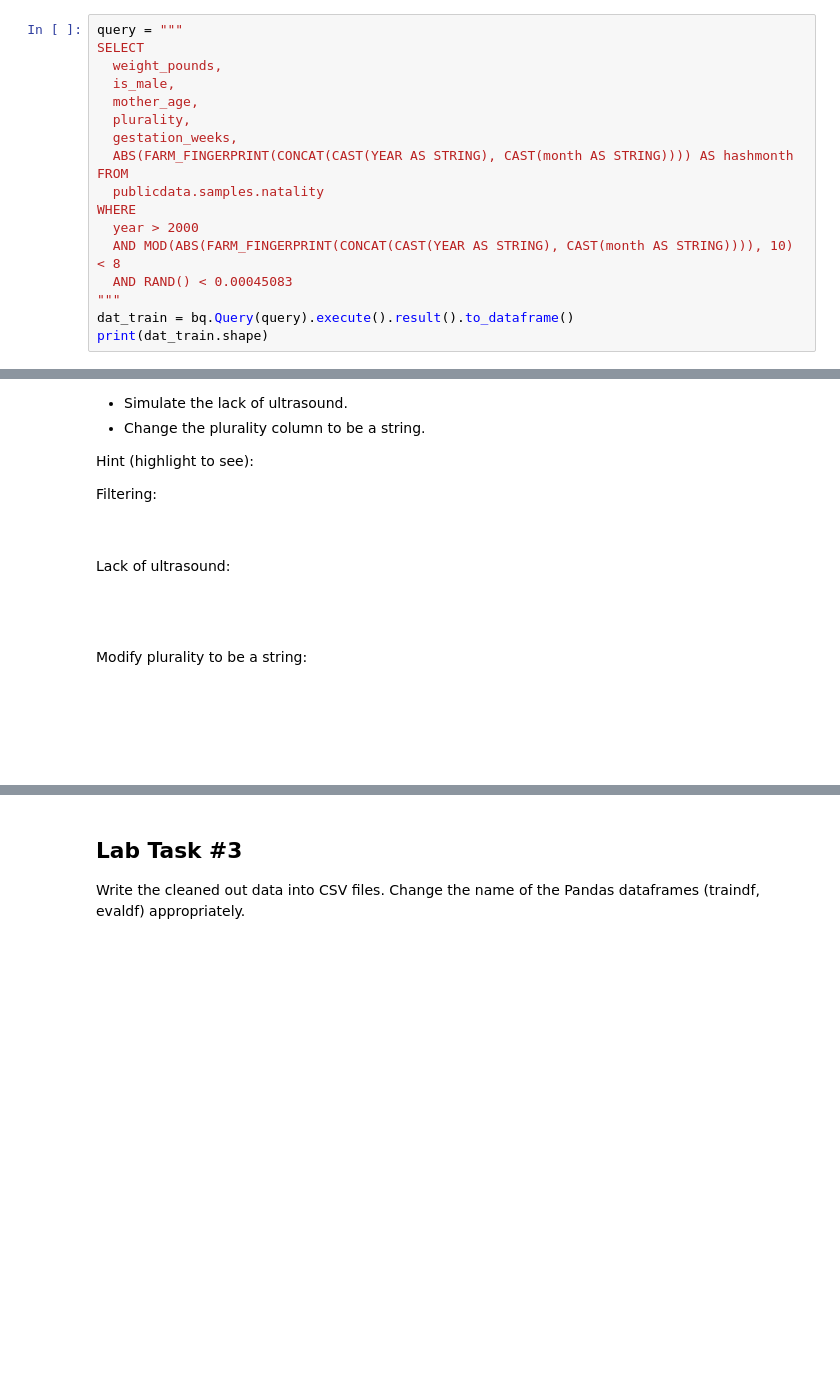
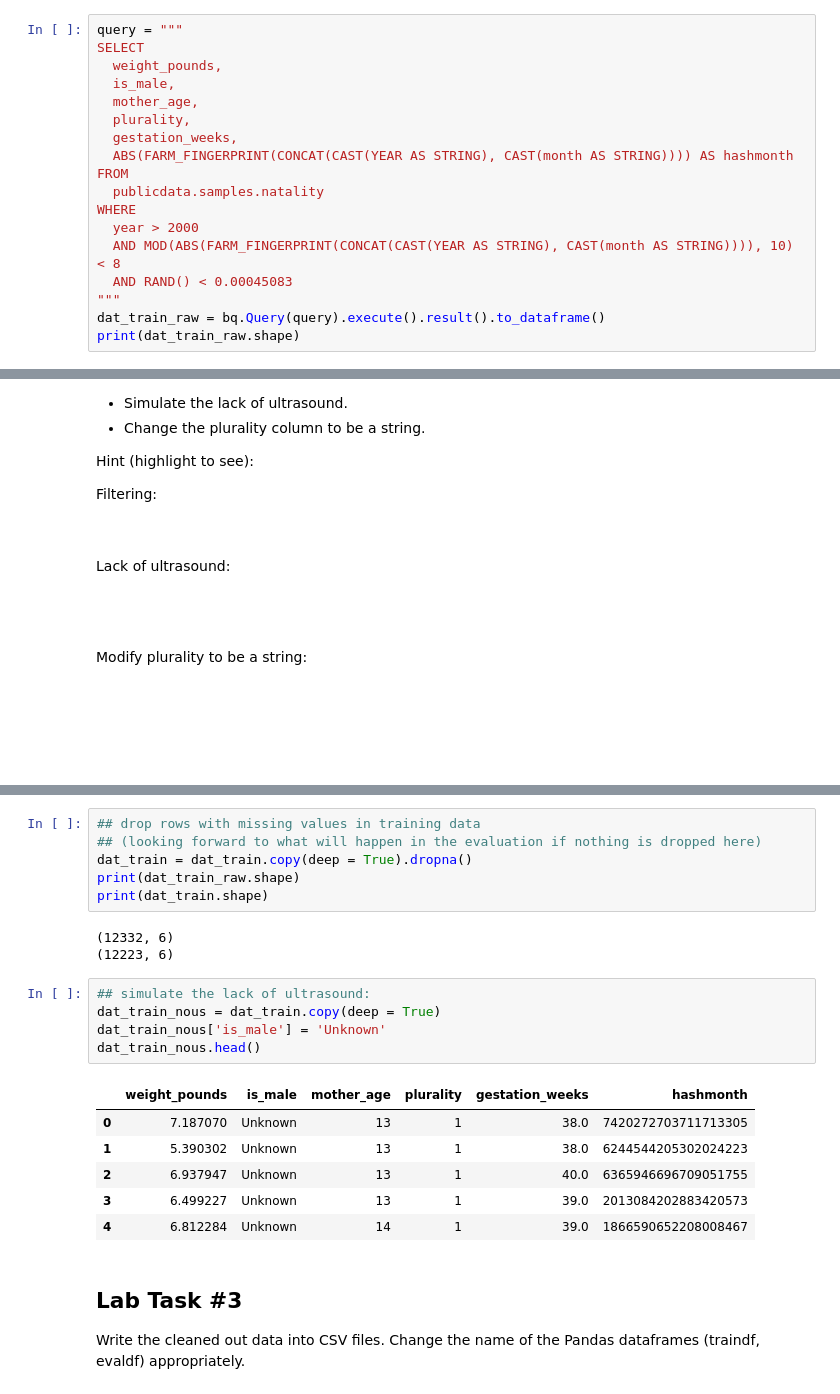
Before and after one commit to ingonader/gcp-ml-02-advanced-ml-with-tf-on-gcp, a Jupyter notebook: 01-end-to-end-ml-with-tf-on-gcp/labs/2_sample.ipynb, the cells around one changed output, grey strips where cells are left out. Cells and saved outputs as stored; diff of their text form; blank space fills up the shorter version.

```diff
--- a/01-end-to-end-ml-with-tf-on-gcp/labs/2_sample.ipynb
+++ b/01-end-to-end-ml-with-tf-on-gcp/labs/2_sample.ipynb
@@ -133,6 +140,6 @@ WHERE
   AND MOD(ABS(FARM_FINGERPRINT(CONCAT(CAST(YEAR AS STRING), CAST(month AS STRING)))), 10) < 8
   AND RAND() < 0.00045083
 """
-dat_train = bq.Query(query).execute().result().to_dataframe()
-print(dat_train.shape)
+dat_train_raw = bq.Query(query).execute().result().to_dataframe()
+print(dat_train_raw.shape)
 # %% [output]
@@ -208,3 +239,24 @@ df['plurality'].replace(twins_etc, inplace=True)
+# %%
+## drop rows with missing values in training data
+## (looking forward to what will happen in the evaluation if nothing is dropped here)
+dat_train = dat_train.copy(deep = True).dropna()
+print(dat_train_raw.shape)
+print(dat_train.shape)
+# %% [output]
+(12332, 6)
+(12223, 6)
+# %%
+## simulate the lack of ultrasound:
+dat_train_nous = dat_train.copy(deep = True)
+dat_train_nous['is_male'] = 'Unknown'
+dat_train_nous.head()
+# %% [output]
+|  | weight_pounds | is_male | mother_age | plurality | gestation_weeks | hashmonth |
+| 0 | 7.187070 | Unknown | 13 | 1 | 38.0 | 7420272703711713305 |
+| 1 | 5.390302 | Unknown | 13 | 1 | 38.0 | 6244544205302024223 |
+| 2 | 6.937947 | Unknown | 13 | 1 | 40.0 | 6365946696709051755 |
+| 3 | 6.499227 | Unknown | 13 | 1 | 39.0 | 2013084202883420573 |
+| 4 | 6.812284 | Unknown | 14 | 1 | 39.0 | 1866590652208008467 |
 # %% [markdown]
 ## Lab Task #3
 
```
Also changed, not shown: parts of 8 cells of this notebook.
